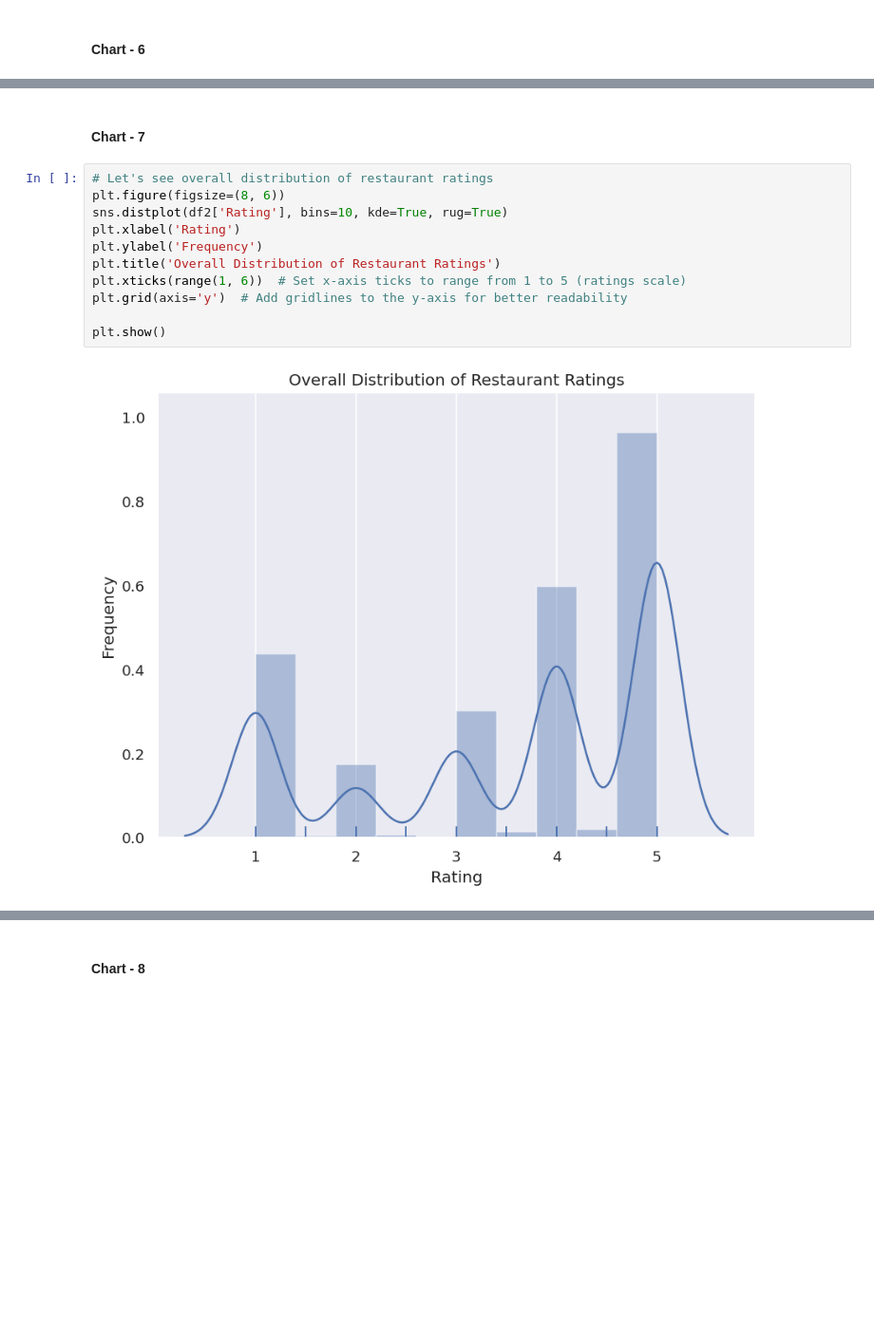
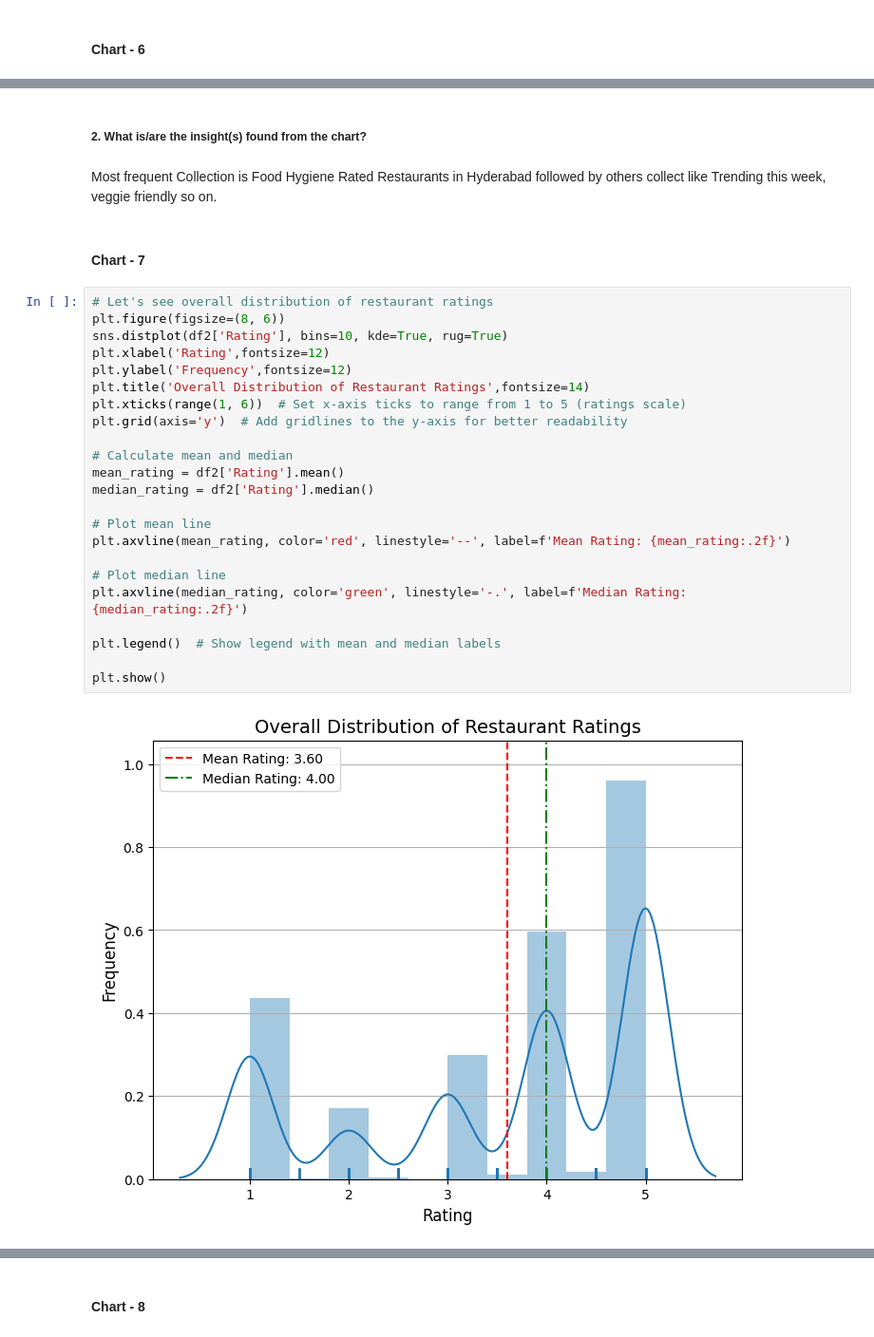
Before and after one commit to KolekarPramod/Zomato-Restaurant-Clustering-And-Sentiment-Analysis, a Jupyter notebook: Zomato_Restaurant_Clustering_And_Sentiment_Analysis.ipynb, the cells around one changed output, grey strips where cells are left out. Shown at 95% size. Cells and saved outputs as stored; diff of their text form; blank space fills up the shorter version.

```diff
--- a/Zomato_Restaurant_Clustering_And_Sentiment_Analysis.ipynb
+++ b/Zomato_Restaurant_Clustering_And_Sentiment_Analysis.ipynb
@@ -594,15 +639,31 @@ plt.show()
+# %% [markdown]
+##### 2. What is/are the insight(s) found from the chart?
+# %% [markdown]
+Most frequent Collection is Food Hygiene Rated Restaurants in Hyderabad followed by others collect like Trending this week, veggie friendly so on.
 # %% [markdown]
 #### Chart - 7
 # %%
 # Let's see overall distribution of restaurant ratings
 plt.figure(figsize=(8, 6))
 sns.distplot(df2['Rating'], bins=10, kde=True, rug=True)
-plt.xlabel('Rating')
-plt.ylabel('Frequency')
-plt.title('Overall Distribution of Restaurant Ratings')
+plt.xlabel('Rating',fontsize=12)
+plt.ylabel('Frequency',fontsize=12)
+plt.title('Overall Distribution of Restaurant Ratings',fontsize=14)
 plt.xticks(range(1, 6))  # Set x-axis ticks to range from 1 to 5 (ratings scale)
 plt.grid(axis='y')  # Add gridlines to the y-axis for better readability
 
+# Calculate mean and median
+mean_rating = df2['Rating'].mean()
+median_rating = df2['Rating'].median()
+
+# Plot mean line
+plt.axvline(mean_rating, color='red', linestyle='--', label=f'Mean Rating: {mean_rating:.2f}')
+
+# Plot median line
+plt.axvline(median_rating, color='green', linestyle='-.', label=f'Median Rating: {median_rating:.2f}')
+
+plt.legend()  # Show legend with mean and median labels
+
 plt.show()
 # %% [output]
-[figure, old version]
+[figure, new version]
```
Also changed, not shown: parts of 42 cells of this notebook.
